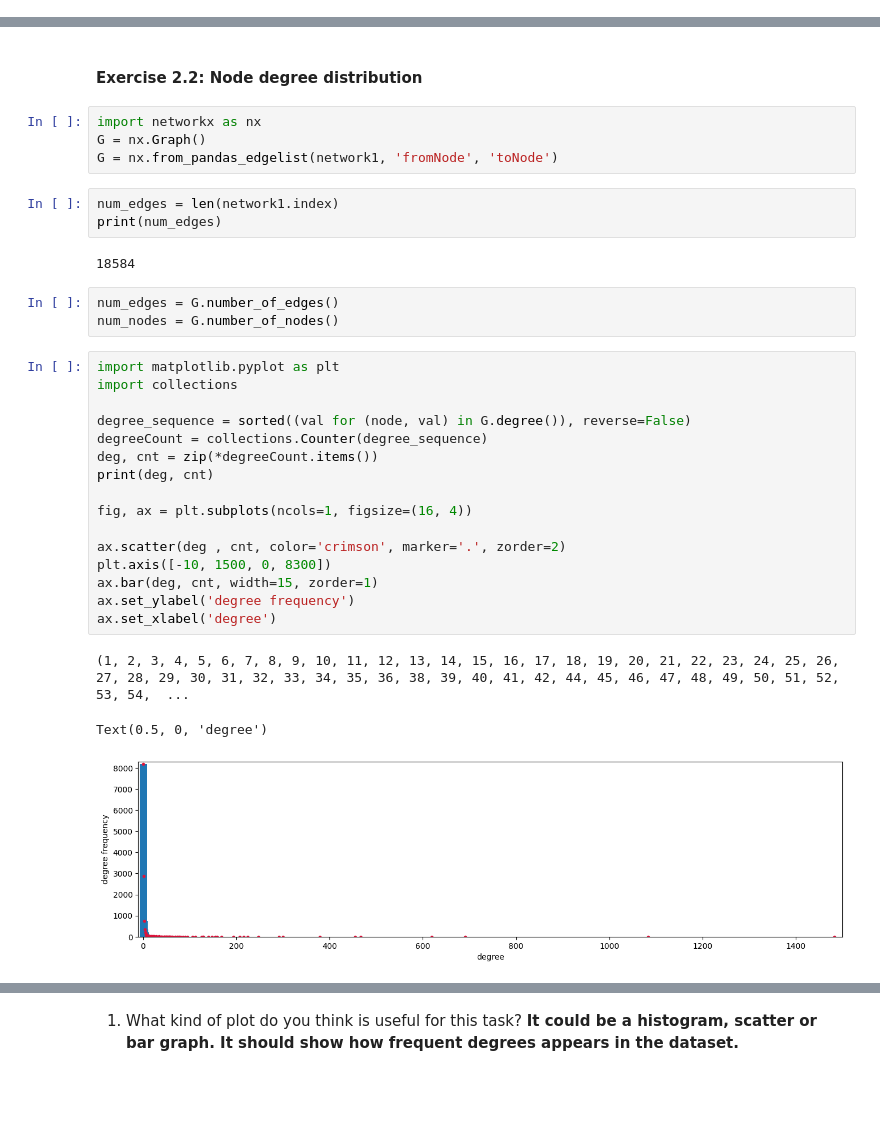
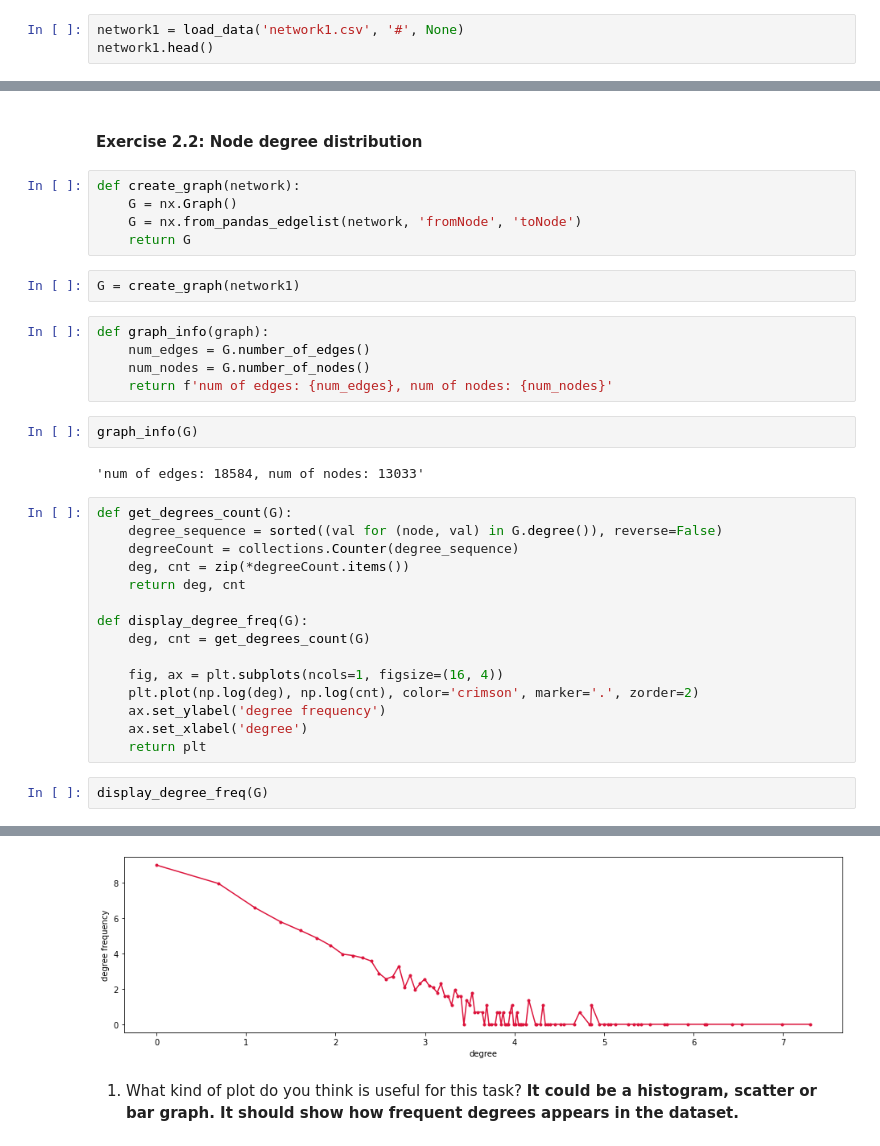
Before and after one commit to ewaMiazga/InternetAnalytics-2023, a Jupyter notebook: assignment/ix-lab2-notebook-part1.ipynb, the cells around one changed output, grey strips where cells are left out. Drawn from its saved outputs; the diff is of its cells as text; blank space fills up the shorter version.

```diff
--- a/assignment/ix-lab2-notebook-part1.ipynb
+++ b/assignment/ix-lab2-notebook-part1.ipynb
@@ -37,0 +41,3 @@ ewa
+# %%
+network1 = load_data('network1.csv', '#', None)
+network1.head()
@@ -38,34 +51,36 @@ ewa
 # %% [markdown]
 #### Exercise 2.2:  Node degree distribution
 # %%
-import networkx as nx
-G = nx.Graph()
-G = nx.from_pandas_edgelist(network1, 'fromNode', 'toNode')
+def create_graph(network):
+    G = nx.Graph()
+    G = nx.from_pandas_edgelist(network, 'fromNode', 'toNode')
+    return G
-# %%
-num_edges = len(network1.index)
-print(num_edges)
-# %% [output]
-18584
-# %%
-num_edges = G.number_of_edges()
-num_nodes = G.number_of_nodes()
+# %%
+G = create_graph(network1)
+# %%
+def graph_info(graph):
+    num_edges = G.number_of_edges()
+    num_nodes = G.number_of_nodes()
+    return f'num of edges: {num_edges}, num of nodes: {num_nodes}'
+# %%
+graph_info(G)
+# %% [output]
+'num of edges: 18584, num of nodes: 13033'
 # %%
-import matplotlib.pyplot as plt
-import collections
+def get_degrees_count(G):
+    degree_sequence = sorted((val for (node, val) in G.degree()), reverse=False)
+    degreeCount = collections.Counter(degree_sequence)
+    deg, cnt = zip(*degreeCount.items())
+    return deg, cnt
 
-degree_sequence = sorted((val for (node, val) in G.degree()), reverse=False)
-degreeCount = collections.Counter(degree_sequence)
-deg, cnt = zip(*degreeCount.items())
-print(deg, cnt)
+def display_degree_freq(G):
+    deg, cnt = get_degrees_count(G)
 
-fig, ax = plt.subplots(ncols=1, figsize=(16, 4))
-
-ax.scatter(deg , cnt, color='crimson', marker='.', zorder=2)
-plt.axis([-10, 1500, 0, 8300])
-ax.bar(deg, cnt, width=15, zorder=1)
-ax.set_ylabel('degree frequency')
-ax.set_xlabel('degree')
+    fig, ax = plt.subplots(ncols=1, figsize=(16, 4))
+    plt.plot(np.log(deg), np.log(cnt), color='crimson', marker='.', zorder=2)
+    ax.set_ylabel('degree frequency')
+    ax.set_xlabel('degree')
+    return plt
-# %% [output]
-(1, 2, 3, 4, 5, 6, 7, 8, 9, 10, 11, 12, 13, 14, 15, 16, 17, 18, 19, 20, 21, 22, 23, 24, 25, 26, 27, 28, 29, 30, 31, 32, 33, 34, 35, 36, 38, 39, 40, 41, 42, 44, 45, 46, 47, 48, 49, 50, 51, 52, 53, 54,  ...
-Text(0.5, 0, 'degree')
-[figure, removed]
+# %%
+display_degree_freq(G)
+# %% [output]
@@ -72,3 +88,4 @@ Text(0.5, 0, 'degree')
+[figure, added]
 # %% [markdown]
 1. What kind of plot do you think is useful for this task?
 **It could be a histogram, scatter or bar graph. It should show how frequent degrees appears in the dataset.**
```
Also changed, not shown: parts of 35 cells of this notebook, 1 other file.
